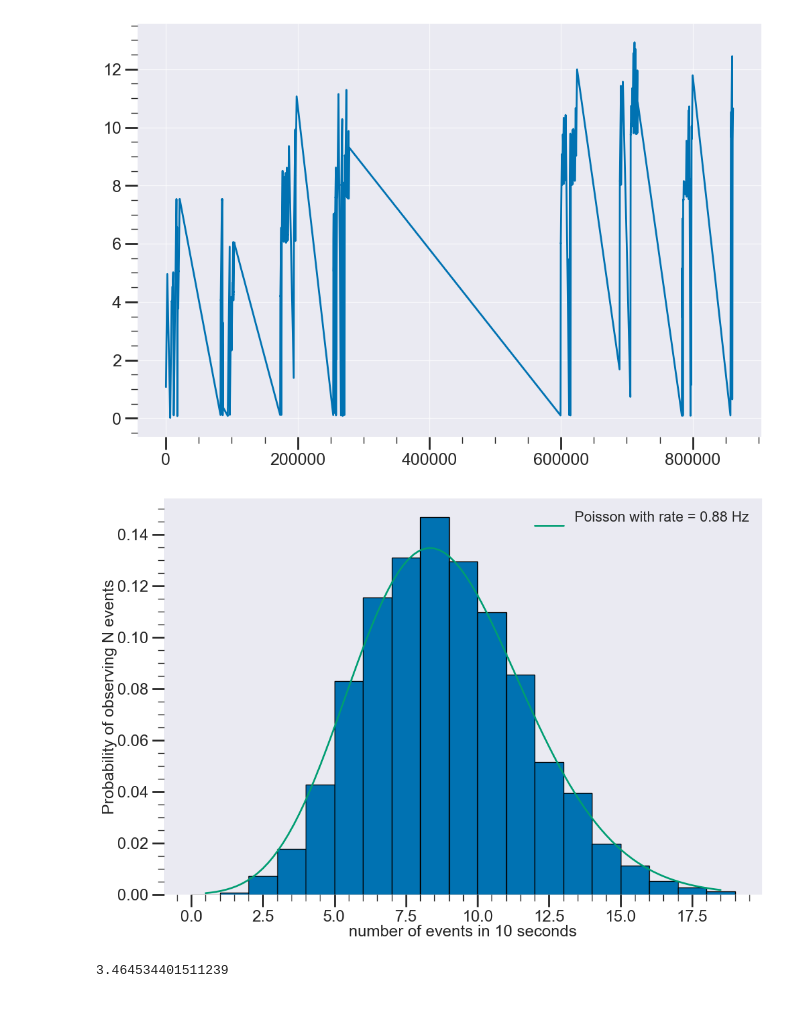
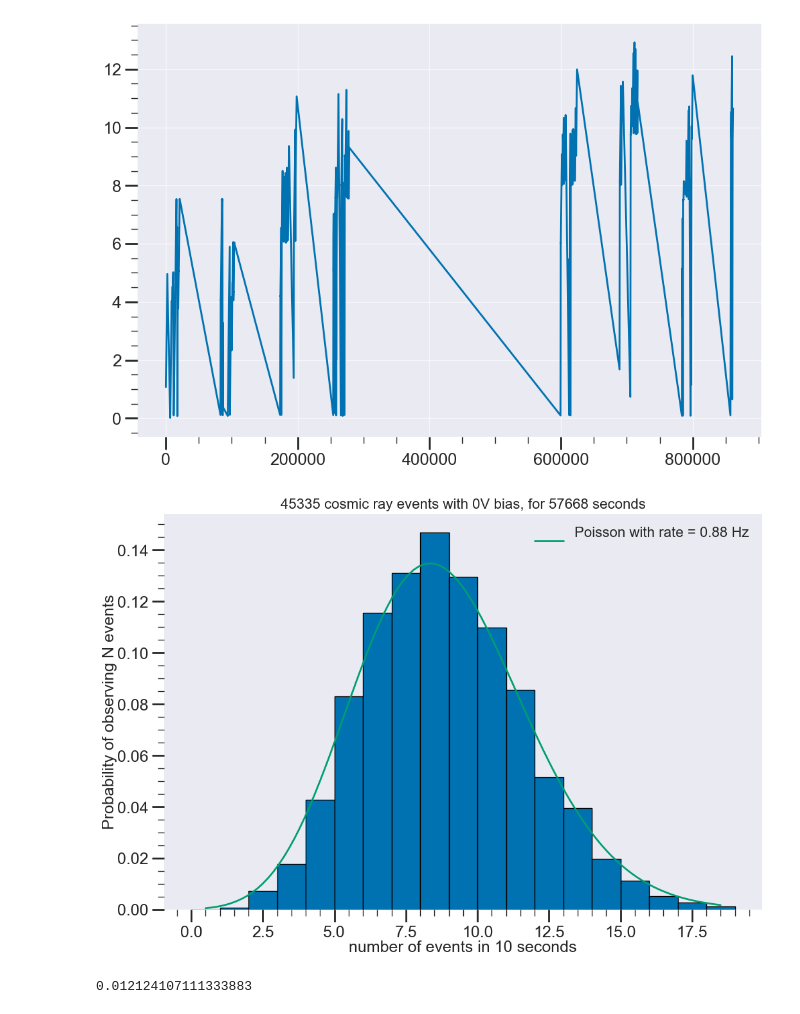
Before and after one commit to ejangelico/ad2-data-processing, a Jupyter notebook: notebooks/PMT averages.ipynb, the cells around one changed output. Cells and saved outputs as stored; diff of their text form; code cells hidden in the pictures.

```diff
--- a/notebooks/PMT averages.ipynb
+++ b/notebooks/PMT averages.ipynb
@@ -382,35 +382,37 @@ from scipy.special import loggamma
 #numerically stable poisson distribution
 def fitfunc(k, lam):
     return np.exp(k*np.log(lam) - lam - loggamma(k+1))
 
 
 fig, ax = plt.subplots()
 
 
 bins = range(int(2*dur)) #number of events in dur seconds
 n, bins, patches = ax.hist(nev, bins=bins, density=True)
 bin_centers = 0.5*(bins[1:] + bins[:-1])
 
 popt, pcov = curve_fit(fitfunc, bin_centers, n, p0=[np.mean(nev)])
 
 fitx = np.linspace(np.min(bin_centers), np.max(bin_centers), 100)
 fity = fitfunc(fitx, *popt)
 red_x2 = 0
 ndf = len(bin_centers) - 1
 for i in range(len(n)):
     fitval = fitfunc(bin_centers[i], *popt)
     red_x2 += len(nev)*(n[i] - fitval)**2/fitval/ndf
 
 ax.plot(fitx, fity, label="Poisson with rate = {:0.2f} Hz\n".format(popt[0]/dur))#+ r"$\chi^2$/{:d} = {:.2f}".format(ndf, red_x2))
 
+
+ax.set_title("{:d} cosmic ray events with 0V bias, for {:0.0f} seconds".format(total_events, total_duration))
 ax.set_xlabel("number of events in {:0.0f} seconds".format(dur))
 ax.set_ylabel("Probability of observing N events")
 ax.grid(False)
 ax.legend()
 plt.show()
 # %% [output]
-[figure, old version]
+[figure, new version]
 # %%
-print(red_x2)
+1/np.sqrt(6803)
 # %% [output]
-3.464534401511239
+0.012124107111333883
```
